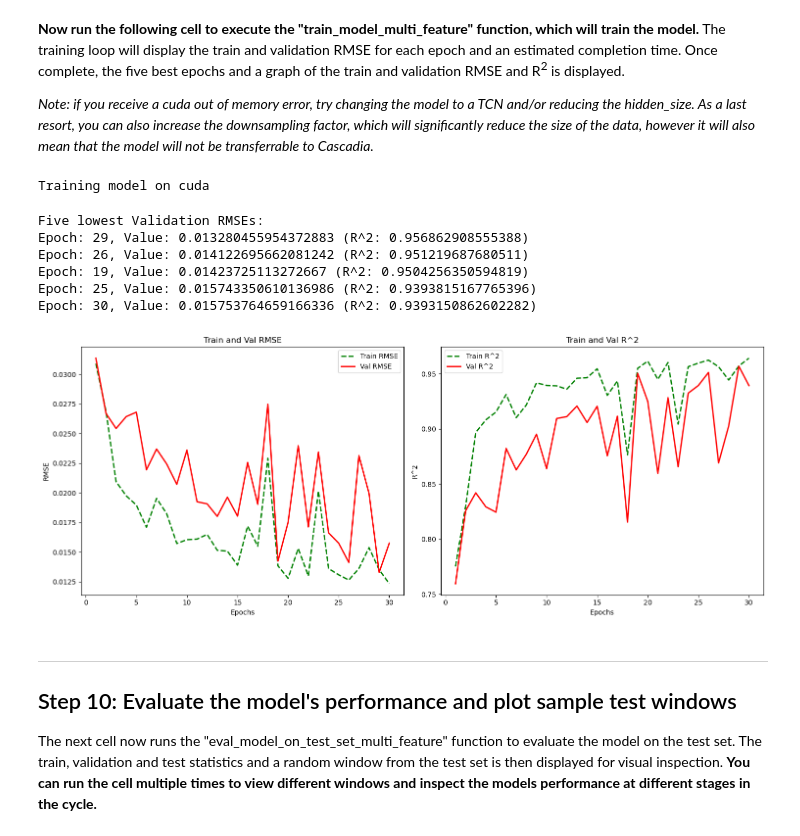
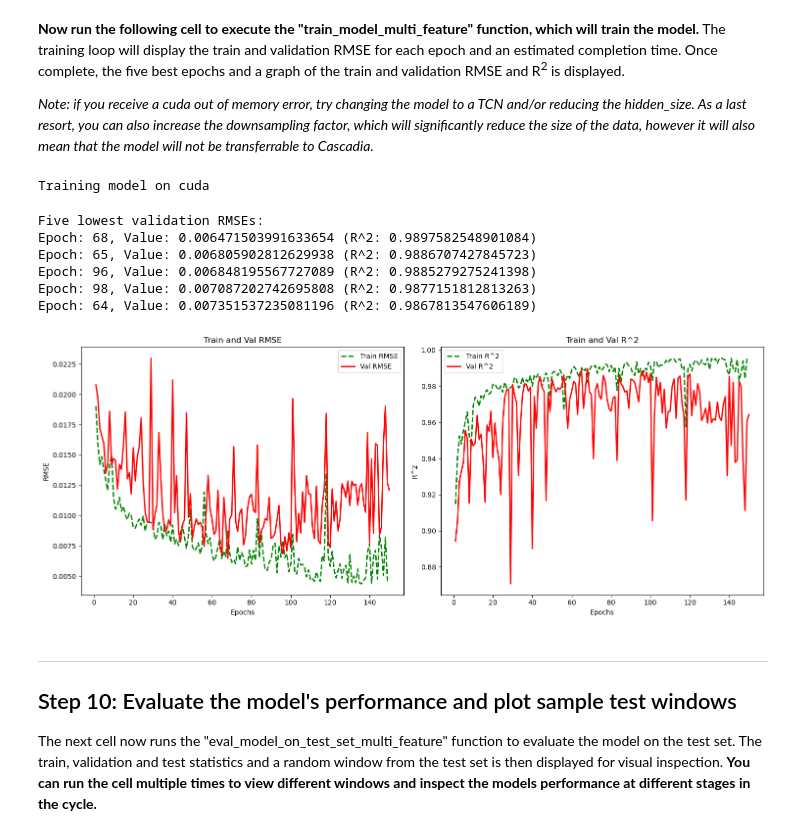
Before and after one commit to ai4er-cdt/earthquake-predictability, a Jupyter notebook: notebooks/AI4ER GTC - Slow Earthquake Time Series Forecasting.ipynb, the cells around one changed output. Cells and saved outputs as stored; diff of their text form; code cells hidden in the pictures.

Commit message:
Early Stopping and Save/Load Best Model Functionality Added to Master Notebook

```diff
--- a/notebooks/AI4ER GTC - Slow Earthquake Time Series Forecasting.ipynb
+++ b/notebooks/AI4ER GTC - Slow Earthquake Time Series Forecasting.ipynb
@@ -402,7 +411,7 @@ _Note: it is highly recommended that you keep the "signal" input feature._
 
 The select_features function then creates a finalised data dictionary with tensors ready for training based on the input features selected.
 # %%
-features_to_keep = ["signal", "variance"]  # Include one or more of the following variables "signal", "variance", "first_derivative", "second_derivative", "steps_since_last_peak", "steps_since_last_trough"
+features_to_keep = ["signal", "first_derivative"]  # Include one or more of the following variables "signal", "variance", "first_derivative", "second_derivative", "steps_since_last_peak", "steps_since_last_trough"
 
 data_dict = select_features(data_dict_temp, features_to_keep)
 
@@ -439,7 +448,7 @@ ___
 model_type = "LSTM" # set to either LSTM or TCN
 
 # General hyperparameters
-N_EPOCHS = 30
+N_EPOCHS = 150
 HIDDEN_SIZE = 25
 
 # LSTM hyperparameters
@@ -459,50 +468,56 @@ if model_type == "LSTM":
     model = lstm.MultiStepLSTMSingleLayer(
         N_VARIATES, HIDDEN_SIZE, N_LAYERS, OUTPUT_SIZE, device
     ).to(device)
+    best_model = lstm.MultiStepLSTMSingleLayer(
+        N_VARIATES, HIDDEN_SIZE, N_LAYERS, OUTPUT_SIZE, device
+    ).to(device)
 
 elif model_type == "TCN":
 
     model = MultiStepTCN(N_VARIATES, LOOKBACK, OUTPUT_SIZE, [HIDDEN_SIZE], KERNEL_SIZE, DROPOUT).to(device)
+    best_model = MultiStepTCN(N_VARIATES, LOOKBACK, OUTPUT_SIZE, [HIDDEN_SIZE], KERNEL_SIZE, DROPOUT).to(device)
 # %% [markdown]
 **Now run the following cell to execute the "train_model_multi_feature" function, which will train the model.** The training loop will display the train and validation RMSE for each epoch and an estimated completion time. Once complete, the five best epochs and a graph of the train and validation RMSE and R<sup>2</sup> is displayed.
 
 _Note: if you receive a cuda out of memory error, try changing the model to a TCN and/or reducing the hidden_size. As a last resort, you can also increase the downsampling factor, which will significantly reduce the size of the data, however it will also mean that the model will not be transferrable to Cascadia._
 # %%
-results_dict = train_model_multi_feature(model, N_EPOCHS, data_dict, scaler_y, device)
+results_dict, best_results_dict = train_model_multi_feature(model, N_EPOCHS, data_dict, scaler_y, device, best_model)
+
+#### Code to print the top 5 epochs and RMSE and R2 charts ####
 
 # Identify and print the five lowest validation RMSEs and their corresponding epochs and R^2 values
 print("Five lowest validation RMSEs:")
 for index, loss in sorted(enumerate(results_dict["val_rmse_list"]), key=lambda x: x[1])[:5]:
     print(f"Epoch: {index + 1}, Value: {loss} (R^2: {results_dict['val_r2_list'][index]})")
 
 # Plotting RMSE and R^2 for train and validation sets
 train_rmse_list, val_rmse_list = results_dict["train_rmse_list"], results_dict["val_rmse_list"]
 train_r2_list, val_r2_list = results_dict["train_r2_list"], results_dict["val_r2_list"]
 fig, axs = plt.subplots(1, 2, figsize=(15, 6))
 
 # RMSE plot
 axs[0].plot(range(1, len(train_rmse_list) + 1), train_rmse_list, label="Train RMSE", color="green", linestyle="--", linewidth=2)
 axs[0].plot(range(1, len(val_rmse_list) + 1), val_rmse_list, label="Val RMSE", color="red", linestyle="-", linewidth=2)
 axs[0].set(title="Train and Val RMSE", xlabel="Epochs", ylabel="RMSE")
 axs[0].legend()
 
 # R^2 plot
 axs[1].plot(range(1, len(train_r2_list) + 1), train_r2_list, label="Train R^2", color="green", linestyle="--", linewidth=2)
 axs[1].plot(range(1, len(val_r2_list) + 1), val_r2_list, label="Val R^2", color="red", linestyle="-", linewidth=2)
 axs[1].set(title="Train and Val R^2", xlabel="Epochs", ylabel="R^2")
 axs[1].legend()
 
 plt.tight_layout()
 plt.show()
 # %% [output]
 Training model on cuda
-Five lowest Validation RMSEs:
-Epoch: 29, Value: 0.013280455954372883 (R^2: 0.956862908555388)
-Epoch: 26, Value: 0.014122695662081242 (R^2: 0.951219687680511)
-Epoch: 19, Value: 0.01423725113272667 (R^2: 0.9504256350594819)
-Epoch: 25, Value: 0.015743350610136986 (R^2: 0.9393815167765396)
-Epoch: 30, Value: 0.015753764659166336 (R^2: 0.9393150862602282)
+Five lowest validation RMSEs:
+Epoch: 68, Value: 0.006471503991633654 (R^2: 0.9897582548901084)
+Epoch: 65, Value: 0.006805902812629938 (R^2: 0.9886707427845723)
+Epoch: 96, Value: 0.006848195567727089 (R^2: 0.9885279275241398)
+Epoch: 98, Value: 0.007087202742695808 (R^2: 0.9877151812813263)
+Epoch: 64, Value: 0.007351537235081196 (R^2: 0.9867813547606189)
-[figure, old version]
+[figure, new version]
 # %% [markdown]
 ___
 ## Step 10: Evaluate the model's performance and plot sample test windows
```
Also changed, not shown: parts of 11 cells of this notebook, 2 other files.
